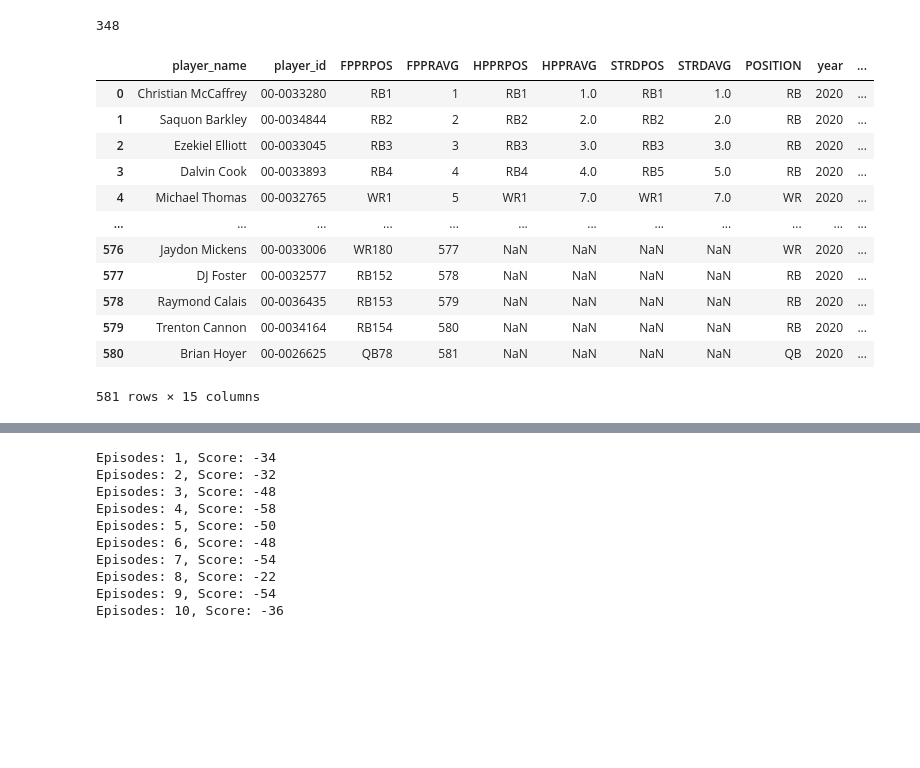
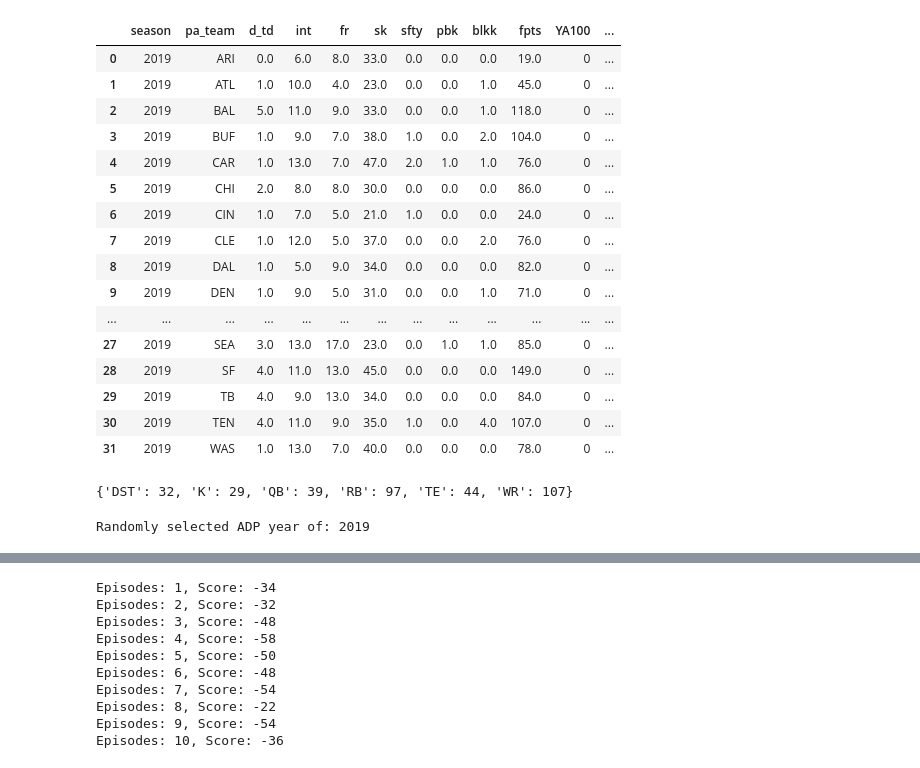
Before and after one commit to choym92/DraftingAlpha, a Jupyter notebook: scripts/PPOSimulator.ipynb, the cells around one changed output, grey strips where cells are left out. Cells and saved outputs as stored; diff of their text form; code cells hidden in the pictures; blank space fills up the shorter version.

Commit message:
add min player count by position

```diff
--- a/scripts/PPOSimulator.ipynb
+++ b/scripts/PPOSimulator.ipynb
@@ -80,0 +69,20 @@ def get_min_player_count():
+# %%
+defensive_stats_df
+# %% [output]
+|  | season | pa_team | d_td | int | fr | sk | sfty | pbk | blkk | fpts | YA100 | ... |
+| 0 | 2019 | ARI | 0.0 | 6.0 | 8.0 | 33.0 | 0.0 | 0.0 | 0.0 | 19.0 | 0 | ... |
+| 1 | 2019 | ATL | 1.0 | 10.0 | 4.0 | 23.0 | 0.0 | 0.0 | 1.0 | 45.0 | 0 | ... |
+| 2 | 2019 | BAL | 5.0 | 11.0 | 9.0 | 33.0 | 0.0 | 0.0 | 1.0 | 118.0 | 0 | ... |
+| 3 | 2019 | BUF | 1.0 | 9.0 | 7.0 | 38.0 | 1.0 | 0.0 | 2.0 | 104.0 | 0 | ... |
+| 4 | 2019 | CAR | 1.0 | 13.0 | 7.0 | 47.0 | 2.0 | 1.0 | 1.0 | 76.0 | 0 | ... |
+| 5 | 2019 | CHI | 2.0 | 8.0 | 8.0 | 30.0 | 0.0 | 0.0 | 0.0 | 86.0 | 0 | ... |
+| 6 | 2019 | CIN | 1.0 | 7.0 | 5.0 | 21.0 | 1.0 | 0.0 | 0.0 | 24.0 | 0 | ... |
+| 7 | 2019 | CLE | 1.0 | 12.0 | 5.0 | 37.0 | 0.0 | 0.0 | 2.0 | 76.0 | 0 | ... |
+| 8 | 2019 | DAL | 1.0 | 5.0 | 9.0 | 34.0 | 0.0 | 0.0 | 0.0 | 82.0 | 0 | ... |
+| 9 | 2019 | DEN | 1.0 | 9.0 | 5.0 | 31.0 | 0.0 | 0.0 | 1.0 | 71.0 | 0 | ... |
+| ... | ... | ... | ... | ... | ... | ... | ... | ... | ... | ... | ... | ... |
+| 27 | 2019 | SEA | 3.0 | 13.0 | 17.0 | 23.0 | 0.0 | 1.0 | 1.0 | 85.0 | 0 | ... |
+| 28 | 2019 | SF | 4.0 | 11.0 | 13.0 | 45.0 | 0.0 | 0.0 | 0.0 | 149.0 | 0 | ... |
+| 29 | 2019 | TB | 4.0 | 9.0 | 13.0 | 34.0 | 0.0 | 0.0 | 0.0 | 84.0 | 0 | ... |
+| 30 | 2019 | TEN | 4.0 | 11.0 | 9.0 | 35.0 | 1.0 | 0.0 | 4.0 | 107.0 | 0 | ... |
+| 31 | 2019 | WAS | 1.0 | 13.0 | 7.0 | 40.0 | 0.0 | 0.0 | 0.0 | 78.0 | 0 | ... |
@@ -81,8 +130,12 @@ def get_min_player_count():
+# %%
+get_min_player_count_by_position(ADP_DIR, DEFENSIVE_STATS_DIR)
+# %% [output]
+{'DST': 32, 'K': 29, 'QB': 39, 'RB': 97, 'TE': 44, 'WR': 107}
 # %%
-adp_df = load_adp_file()
+adp_df = load_adp_file(ADP_DIR)
 year = adp_df['year'].iloc[0]
-seasonal_stats_df = load_seasonal_stats(year)
-defensive_stats_df = load_defensive_stats(year)
+seasonal_stats_df = load_seasonal_stats(SEASONAL_STATS_DIR, year)
+defensive_stats_df = load_defensive_stats(DEFENSIVE_STATS_DIR, year)
 data_df = merge_stats(adp_df, seasonal_stats_df, defensive_stats_df)
 
 # Sort players by FPPRAVG
@@ -94,7 +147,5 @@ random.shuffle(DRAFT_ORDER)
 
 results = []
 pick_order = 1
+# %% [output]
+Randomly selected ADP year of: 2019
-# %%
-get_min_player_count()
-# %% [output]
-348
@@ -109,16 +151,0 @@ data_df['random_adp'] = np.random.permutation(len(data_df))
-# %%
-data_df
-# %% [output]
-|  | player_name | player_id | FPPRPOS | FPPRAVG | HPPRPOS | HPPRAVG | STRDPOS | STRDAVG | POSITION | year | ... |
-| 0 | Christian McCaffrey | 00-0033280 | RB1 | 1 | RB1 | 1.0 | RB1 | 1.0 | RB | 2020 | ... |
-| 1 | Saquon Barkley | 00-0034844 | RB2 | 2 | RB2 | 2.0 | RB2 | 2.0 | RB | 2020 | ... |
-| 2 | Ezekiel Elliott | 00-0033045 | RB3 | 3 | RB3 | 3.0 | RB3 | 3.0 | RB | 2020 | ... |
-| 3 | Dalvin Cook | 00-0033893 | RB4 | 4 | RB4 | 4.0 | RB5 | 5.0 | RB | 2020 | ... |
-| 4 | Michael Thomas | 00-0032765 | WR1 | 5 | WR1 | 7.0 | WR1 | 7.0 | WR | 2020 | ... |
-| ... | ... | ... | ... | ... | ... | ... | ... | ... | ... | ... | ... |
-| 576 | Jaydon Mickens | 00-0033006 | WR180 | 577 | NaN | NaN | NaN | NaN | WR | 2020 | ... |
-| 577 | DJ Foster | 00-0032577 | RB152 | 578 | NaN | NaN | NaN | NaN | RB | 2020 | ... |
-| 578 | Raymond Calais | 00-0036435 | RB153 | 579 | NaN | NaN | NaN | NaN | RB | 2020 | ... |
-| 579 | Trenton Cannon | 00-0034164 | RB154 | 580 | NaN | NaN | NaN | NaN | RB | 2020 | ... |
-| 580 | Brian Hoyer | 00-0026625 | QB78 | 581 | NaN | NaN | NaN | NaN | QB | 2020 | ... |
-581 rows × 15 columns
```
Also changed, not shown: parts of 9 cells of this notebook.
